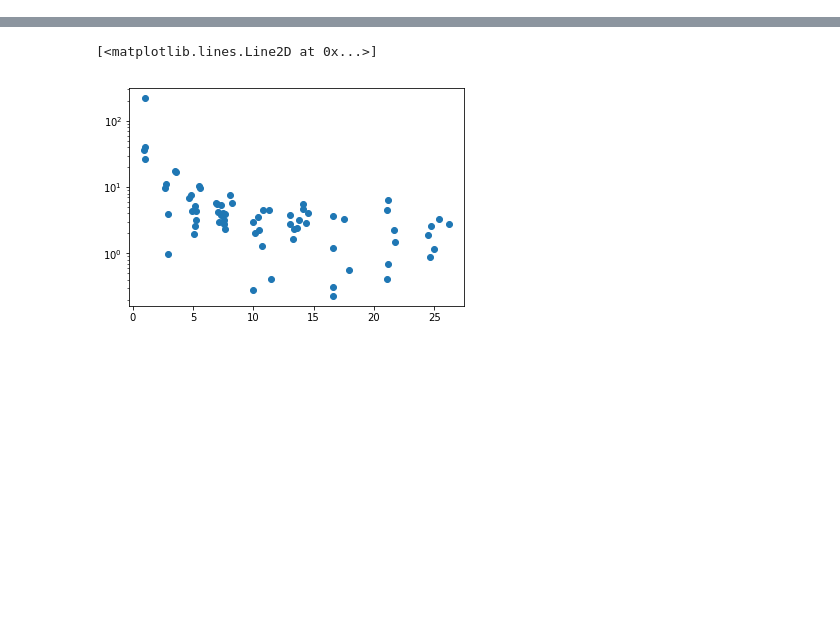
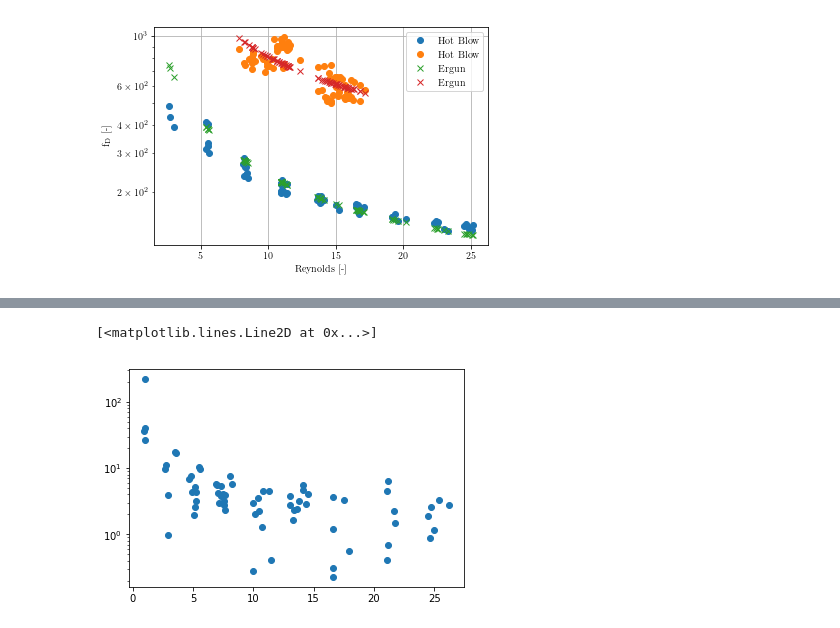
Before and after one commit to gfidelisp/Jupyter, a Jupyter notebook: Codemig/Pressure Drop/Pressur Drop/Results_Henrique/Untitled.ipynb, the cells around one changed output, grey strips where cells are left out. Saved outputs shown, nothing was run; the diff lists cells and outputs as text; code cells hidden in the pictures; blank space fills up the shorter version.

```diff
--- a/Codemig/Pressure Drop/Pressur Drop/Results_Henrique/Untitled.ipynb
+++ b/Codemig/Pressure Drop/Pressur Drop/Results_Henrique/Untitled.ipynb
@@ -40,4 +32,4 @@ plt.savefig('dP.png',format = 'png', dpi=500,bbox_inches='tight')
 # %%
 L = 50*10**-3
 rho = 1000
-d_p = 290*10**-6
+d_p = 500*10**-6
@@ -76,3 +72,18 @@ aux = np.arange(0,30)
+# %%
+plt.semilogy(Re_HB,dP*1000/L*2*d_p/(rho*vs**2),'o',label = 'Hot Blow')
+plt.semilogy(Re_8,dP_8*1000/(2*L)*2*d_p/(rho*vs_8**2),'o',label = 'Hot Blow')
+#plt.plot(Re_CB,dP_CB*1000/L*2*d_p/(rho*vs_CB**2),'o',label = 'Cold Blow')
+plot(Re_HB,fit_int(vs,150,1.75,0.345)*(50*10**-3)/1000*1000/L*2*d_p/(rho*vs**2),'x',label = 'Ergun')
+plot(Re_8,fit_int(vs_8,150,1.75,0.235)*(100*10**-3)/1000*1000/(2*L)*2*d_p/(rho*vs_8**2),'x',label = 'Ergun')
+#plot(Re_HB,fit_int(vs,9/4*150,3/2*1.75)*(50*10**-3)/1000*1000/L*2*d_p/(rho*vs**2),'x',label = 'Ergun (?)')
+#plot(Re_HB,fit_int(vs,Coef[0][0],Coef[0][1])*(50*10**-3)/1000*1000/L*2*d_p/(rho*vs**2),'x',label = 'Modified')
+plt.legend()
+plt.grid()
+plt.xlabel('Reynolds [-]')
+plt.ylabel('f$_\mathrm{D}$ [-]')
+plt.savefig('f.png',format = 'png', dpi=500,bbox_inches='tight')
+# %% [output]
+[figure, added]
 # %%
 #plot(vs,dP,'o')
 plot(dP,fit_int(vs,Coef[0][0],Coef[0][1])*(50*10**-3)/1000,'o')
```
Also changed, not shown: parts of 8 cells of this notebook, 46 other files.
